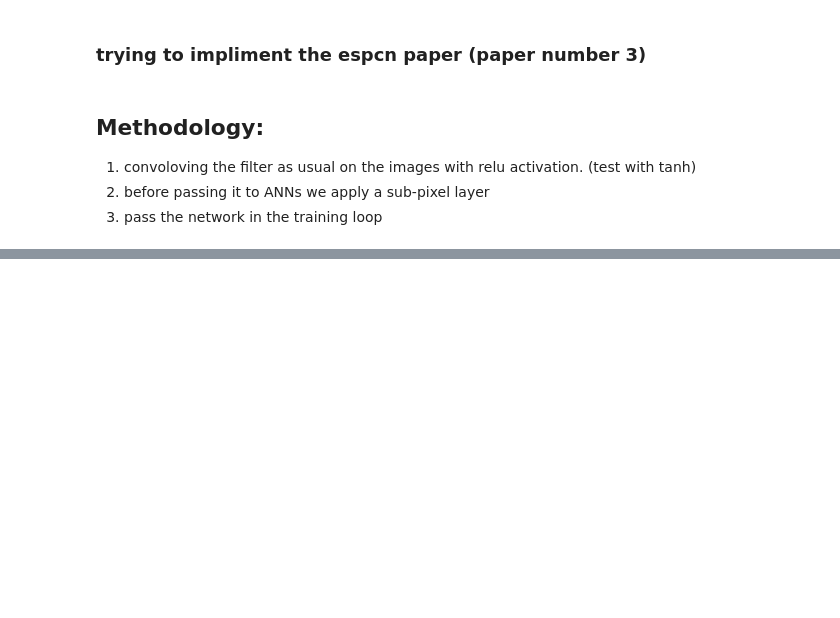
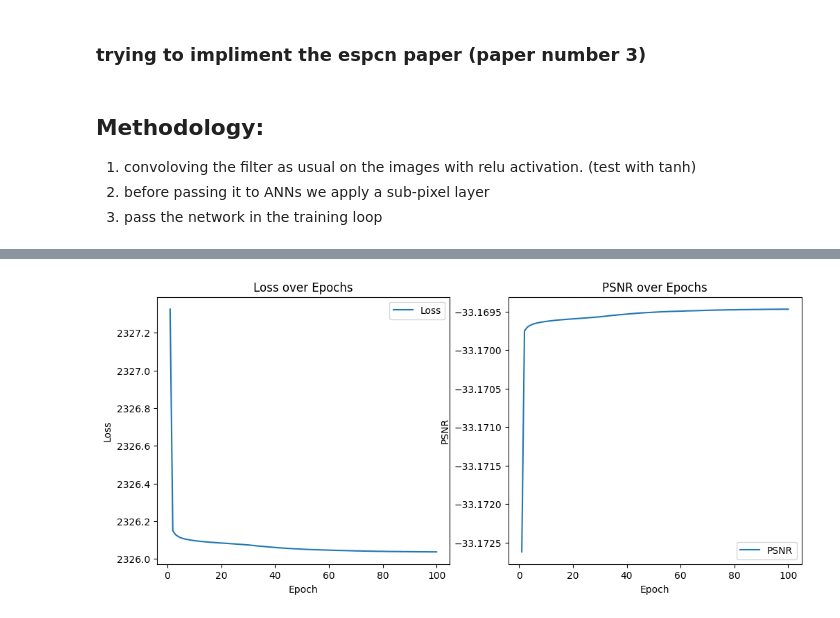
Before and after one commit to sonjaove/ML-hands-on, a Jupyter notebook: my implimentations/ESPCN_implimentation.ipynb, the cells around one changed output, grey strips where cells are left out. Drawn from its saved outputs; the diff is of its cells as text; code cells hidden in the pictures; blank space fills up the shorter version.

```diff
--- a/my implimentations/ESPCN_implimentation.ipynb
+++ b/my implimentations/ESPCN_implimentation.ipynb
@@ -75,0 +24,20 @@ loss = multi_scale_loss(output, original_input)
+# %%
+class Net(nn.Module):
+    def __init__(self, upscale_factor):
+        super(Net, self).__init__()
+
+        self.conv1 = nn.Conv2d(3, 64, (5, 5), (1, 1), (2, 2))
+        self.conv2 = nn.Conv2d(64, 32, (3, 3), (1, 1), (1, 1))
+        self.conv3 = nn.Conv2d(32, 3 * (upscale_factor ** 2), (3, 3), (1, 1), (1, 1))
+        self.pixel_shuffle = nn.PixelShuffle(upscale_factor)
+
+    def forward(self, x):
+        x = F.tanh(self.conv1(x))
+        x = F.tanh(self.conv2(x))
+        x = F.sigmoid(self.pixel_shuffle(self.conv3(x)))
+        return x
+# %%
+batch_size = 64
+learning_rate = 0.001
+num_epochs = 100
+upscale_factor = 4
@@ -75,0 +70,58 @@ loss = multi_scale_loss(output, original_input)
+# %%
+model = Net(upscale_factor=upscale_factor)
+criterion = nn.MSELoss()
+optimizer = optim.Adam(model.parameters(), lr=learning_rate)
+
+# Store loss and PSNR values
+loss_values = []
+psnr_values = []
+
+# Training loop
+for epoch in range(num_epochs):
+    model.train()
+    epoch_loss = 0
+    epoch_psnr = 0
+    for batch_idx, (data, target) in enumerate(train_loader):
+        optimizer.zero_grad()
+
+        # Ensure target is upscaled to match the output dimensions
+        target_upscaled = F.interpolate(target, size=(data.size(2) * upscale_factor, data.size(3) * upscale_factor), mode='bicubic', align_corners=False)
+
+        output = model(data)
+        loss = criterion(output, target_upscaled)
+        loss.backward()
+        optimizer.step()
+
+        epoch_loss += loss.item()
+        epoch_psnr += calculate_psnr(output, target_upscaled).item()
+
+        if batch_idx % 10 == 0:
+            print(f'Epoch [{epoch+1}/{num_epochs}], Step [{batch_idx}/{len(train_loader)}], Loss: {loss.item():.4f}, PSNR: {calculate_psnr(output, target_upscaled).item():.2f}')
+
+    # Average loss and PSNR for the epoch
+    avg_loss = epoch_loss / len(train_loader)
+    avg_psnr = epoch_psnr / len(train_loader)
+    loss_values.append(avg_loss)
+    psnr_values.append(avg_psnr)
+
+    print(f'Epoch [{epoch+1}/{num_epochs}], Average Loss: {avg_loss:.4f}, Average PSNR: {avg_psnr:.2f}')
+
+# Plot loss and PSNR values
+plt.figure(figsize=(12, 5))
+
+plt.subplot(1, 2, 1)
+plt.plot(range(1, num_epochs+1), loss_values, label='Loss')
+plt.xlabel('Epoch')
+plt.ylabel('Loss')
+plt.title('Loss over Epochs')
+plt.legend()
+
+plt.subplot(1, 2, 2)
+plt.plot(range(1, num_epochs+1), psnr_values, label='PSNR')
+plt.xlabel('Epoch')
+plt.ylabel('PSNR')
+plt.title('PSNR over Epochs')
+plt.legend()
+
+plt.show()
+# %% [output]
@@ -75,0 +145 @@ loss = multi_scale_loss(output, original_input)
+[figure, added]
```
Also changed, not shown: parts of 11 cells of this notebook, 8 other files.
